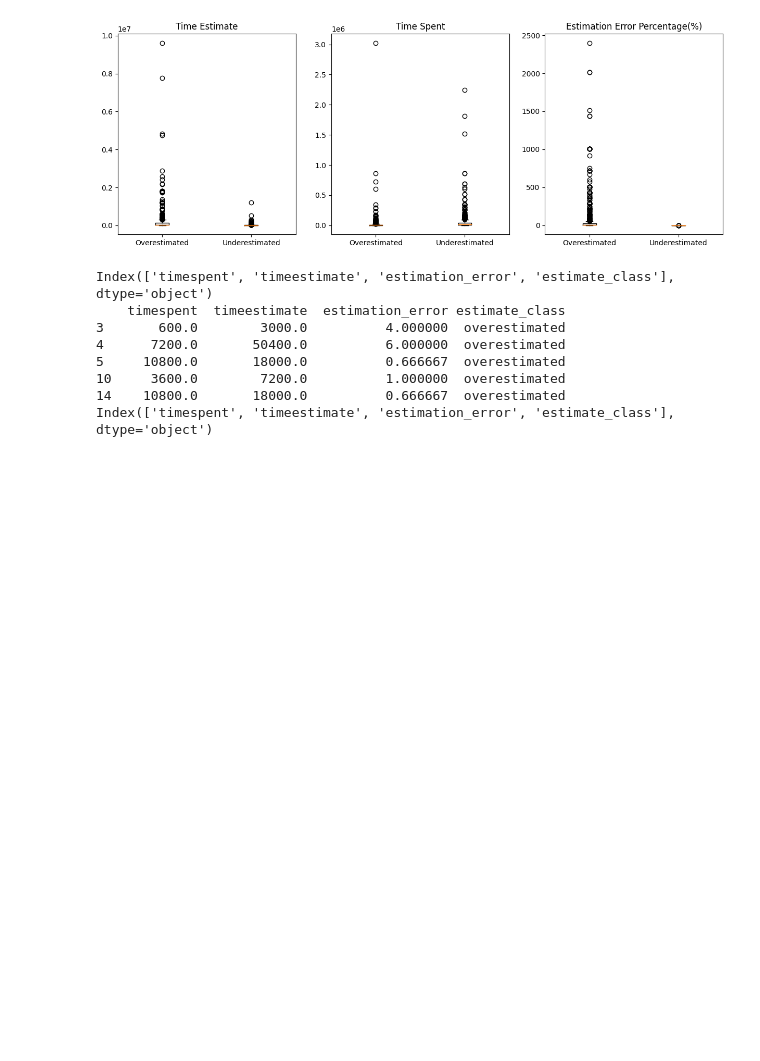
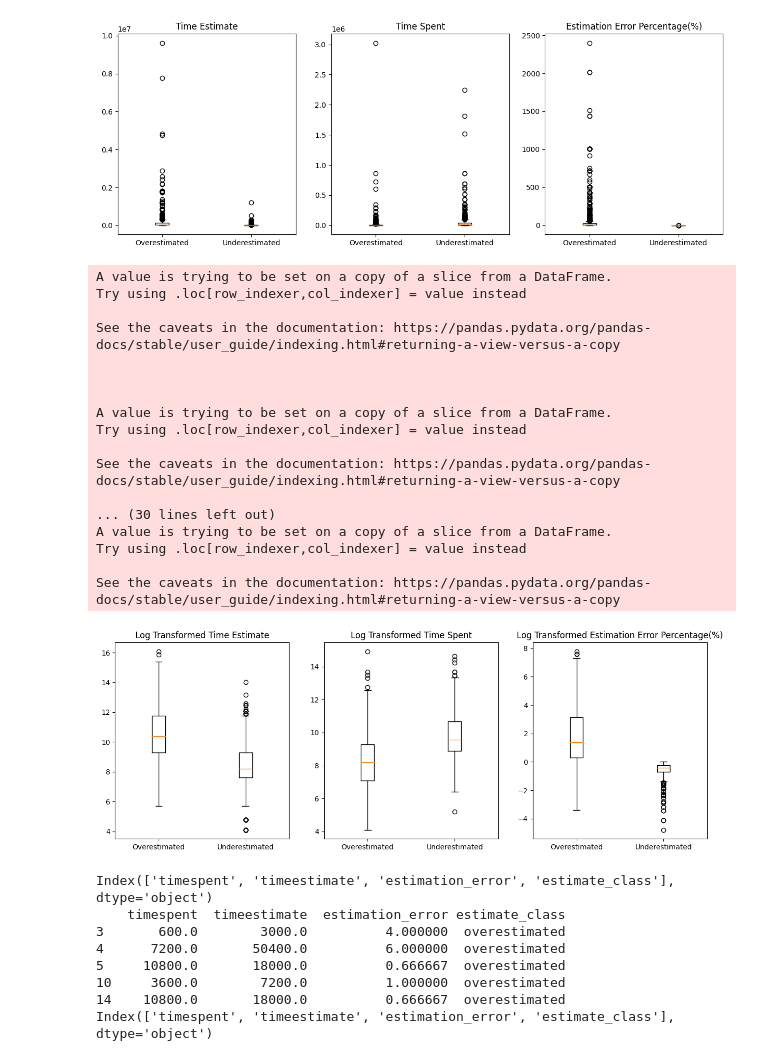
Before and after one commit to abroniewski/Jira-Dataset-Time-Estimate-Study, a Jupyter notebook: src/research_analysis.ipynb, the cells around one changed output. Drawn from its saved outputs; the diff is of its cells as text; code cells hidden in the pictures; blank space fills up the shorter version.

```diff
--- a/src/research_analysis.ipynb
+++ b/src/research_analysis.ipynb
@@ -549,6 +549,54 @@ ax[2].set_title('Estimation Error Percentage(%)')
 plt.show()
 # %% [output]
 [figure]
+# %%
+import matplotlib.pyplot as plt
+import numpy as np
+
+# Get the data for overestimated and underestimated errors
+r1_overestimated = r1[r1['estimate_class'] == 'overestimated']
+r1_underestimated = r1[r1['estimate_class'] == 'underestimated']
+
+# Log transform the values
+r1_overestimated['timeestimate'] = np.log(r1_overestimated['timeestimate'])
+r1_overestimated['timespent'] = np.log(r1_overestimated['timespent'])
+r1_overestimated['estimation_error'] = np.log(r1_overestimated['estimation_error'])
+
+r1_underestimated['timeestimate'] = np.log(r1_underestimated['timeestimate'])
+r1_underestimated['timespent'] = np.log(r1_underestimated['timespent'])
+r1_underestimated['estimation_error'] = (r1_underestimated['estimation_error'])*(-1)
+r1_underestimated['estimation_error'] = np.log(r1_underestimated['estimation_error'])
+
+# Plot the box plots for estimate, spent and estimation error percentage
+fig, ax = plt.subplots(1, 3, figsize=(15, 5))
+ax[0].boxplot([r1_overestimated['timeestimate'], r1_underestimated['timeestimate']], labels=['Overestimated', 'Underestimated'])
+ax[0].set_title('Time Estimate (Log Transformed)')
+ax[1].boxplot([r1_overestimated['timespent'], r1_underestimated['timespent']], labels=['Overestimated', 'Underestimated'])
+ax[1].set_title('Time Spent (Log Transformed)')
+ax[2].boxplot([r1_overestimated['estimation_error'], r1_underestimated['estimation_error']], labels=['Overestimated', 'Underestimated'])
+ax[2].set_title('Estimation Error Percentage (Log Transformed)')
+
+# Show the plots
+plt.show()
+# %% [output]
+A value is trying to be set on a copy of a slice from a DataFrame.
+Try using .loc[row_indexer,col_indexer] = value instead
+
+See the caveats in the documentation: https://pandas.pydata.org/pandas-docs/stable/user_guide/indexing.html#returning-a-view-versus-a-copy
+
+
+
+A value is trying to be set on a copy of a slice from a DataFrame.
+Try using .loc[row_indexer,col_indexer] = value instead
+
+See the caveats in the documentation: https://pandas.pydata.org/pandas-docs/stable/user_guide/indexing.html#returning-a-view-versus-a-copy
+
+... (30 lines left out)
+A value is trying to be set on a copy of a slice from a DataFrame.
+Try using .loc[row_indexer,col_indexer] = value instead
+
+See the caveats in the documentation: https://pandas.pydata.org/pandas-docs/stable/user_guide/indexing.html#returning-a-view-versus-a-copy
+[figure, added]
 # %%
 print(r1_overestimated.columns)
 print(r1_overestimated.head(5))
```
Also changed, not shown: parts of 1 cell of this notebook.
